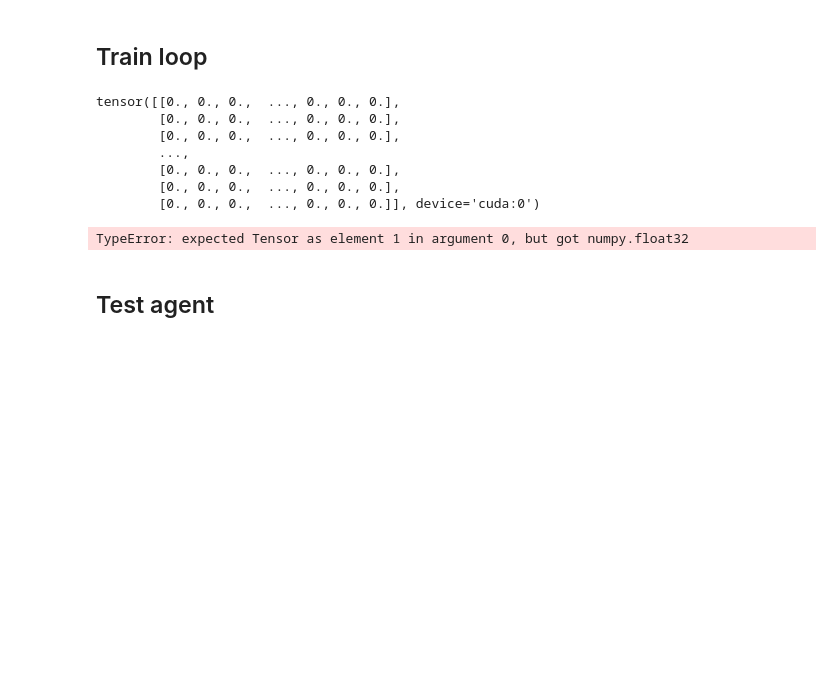
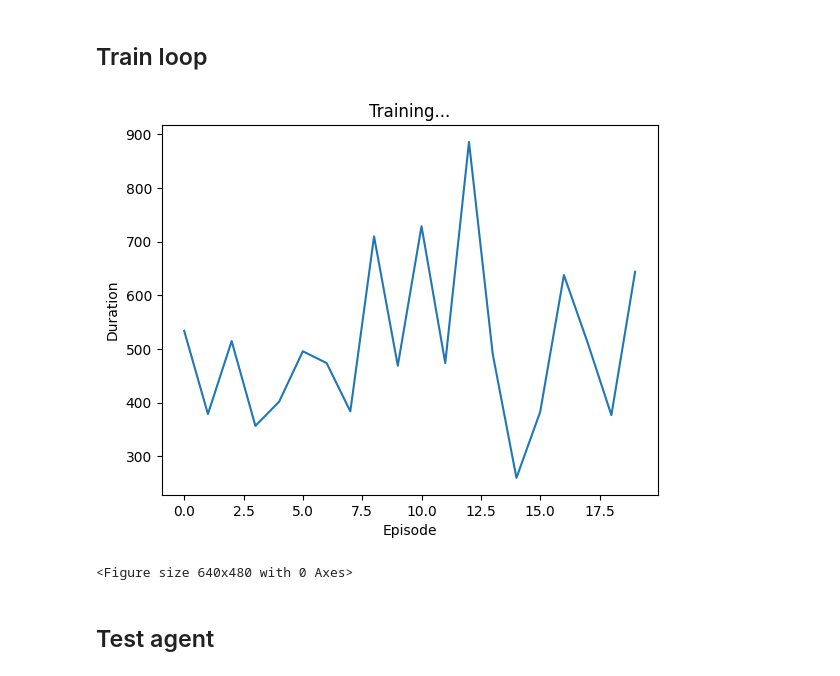
Before and after one commit to EmaSuriano/pytorch-demo, a Jupyter notebook: atari-colab.ipynb, the cells around one changed output. Drawn from its saved outputs; the diff is of its cells as text; code cells hidden in the pictures; blank space fills up the shorter version.

```diff
--- a/atari-colab.ipynb
+++ b/atari-colab.ipynb
@@ -416,7 +56,8 @@ import torch.nn.functional as F
 gym.register_envs(ale_py)
 
 # Set general env ID to re-use it
-ENV_ID = "SpaceInvadersNoFrameskip-v4"
+# ENV_ID = "SpaceInvadersNoFrameskip-v4"
+ENV_ID = "ALE/SpaceInvaders-v5"
 
 # set up matplotlib
 is_ipython = "inline" in matplotlib.get_backend()
@@ -636,11 +494,13 @@ def plot_durations(show_result=False):
     plt.xlabel("Episode")
     plt.ylabel("Duration")
     plt.plot(durations_t.numpy())
-    # Take 100 episode averages and plot them too
-    if len(durations_t) >= 100:
-        means = durations_t.unfold(0, 100, 1).mean(1).view(-1)
-        means = torch.cat((torch.zeros(99), means))
-        plt.plot(means.numpy())
+
+
+    # Take 50 episode averages and plot them too
+    if len(durations_t) >= 50:
+      means = durations_t.unfold(0, 50, 1).mean(1).view(-1)
+      means = torch.cat((torch.zeros(49), means))
+      plt.plot(means.numpy())
 
     plt.pause(0.001)  # pause a bit so that plots are updated
     if is_ipython:
@@ -704,16 +564,11 @@ def optimize_model():
 # %% [markdown]
 ## Train loop
 # %%
-if torch.cuda.is_available() or torch.backends.mps.is_available():
-    num_episodes = 600
-else:
-    num_episodes = 50
+for i_episode in range(NUM_EPISODES):
+    # Initialize the environment and get its state
+    state = env.reset()
 
-for i_episode in range(num_episodes):
-    # Initialize the environment and get its state
-    state, info = env.reset()
-
-    state = torch.from_numpy(state).to(device)  # (84,84)
+    state = torch.from_numpy(state.astype(np.float32)).to(device)  # (84,84)
     # stack four frames together, hoping to learn temporal info
     state = torch.stack((state, state, state, state)).unsqueeze(0)  # (1,4,84,84)
 
@@ -726,54 +581,51 @@ for i_episode in range(num_episodes):
         if terminated:
             next_state = None
         else:
-            next_state = torch.from_numpy(obs).to(device)  # (84,84)
-            print(next_state)
+            next_state = torch.from_numpy(obs.astype(np.float32)).to(device)  # (84,84)
             next_state = torch.stack(
-                (next_state, obs[0][0], obs[0][1], obs[0][2])
+              (
+                next_state,
+                state[0][0],
+                state[0][1],
+                state[0][2],
+              )
             ).unsqueeze(
                 0
-            )  # (1,4,84,84)
-            # next_state = torch.tensor(
-            #     observation, dtype=torch.float32, device=device
-            # ).unsqueeze(0)
+            )
 
         # Store the transition in memory
         memory.push(state, action, next_state, reward)
 
         # Move to the next state
         state = next_state
 
         # Perform one step of the optimization (on the policy network)
         optimize_model()
 
         # Soft update of the target network's weights
         # θ′ ← τ θ + (1 −τ )θ′
         target_net_state_dict = target_net.state_dict()
         policy_net_state_dict = policy_net.state_dict()
         for key in policy_net_state_dict:
             target_net_state_dict[key] = policy_net_state_dict[
                 key
             ] * TAU + target_net_state_dict[key] * (1 - TAU)
         target_net.load_state_dict(target_net_state_dict)
 
         if done:
             episode_durations.append(t + 1)
             plot_durations()
             break
 
+
+
 print("Complete")
 plot_durations(show_result=True)
 plt.ioff()
 plt.show()
 # %% [output]
+[figure, added]
-tensor([[0., 0., 0.,  ..., 0., 0., 0.],
-        [0., 0., 0.,  ..., 0., 0., 0.],
-        [0., 0., 0.,  ..., 0., 0., 0.],
-        ...,
-        [0., 0., 0.,  ..., 0., 0., 0.],
-        [0., 0., 0.,  ..., 0., 0., 0.],
-        [0., 0., 0.,  ..., 0., 0., 0.]], device='cuda:0')
+<Figure size 640x480 with 0 Axes>
-TypeError: expected Tensor as element 1 in argument 0, but got numpy.float32
 # %% [markdown]
 ## Test agent
 # %%
```
Also changed, not shown: parts of 12 cells of this notebook.
